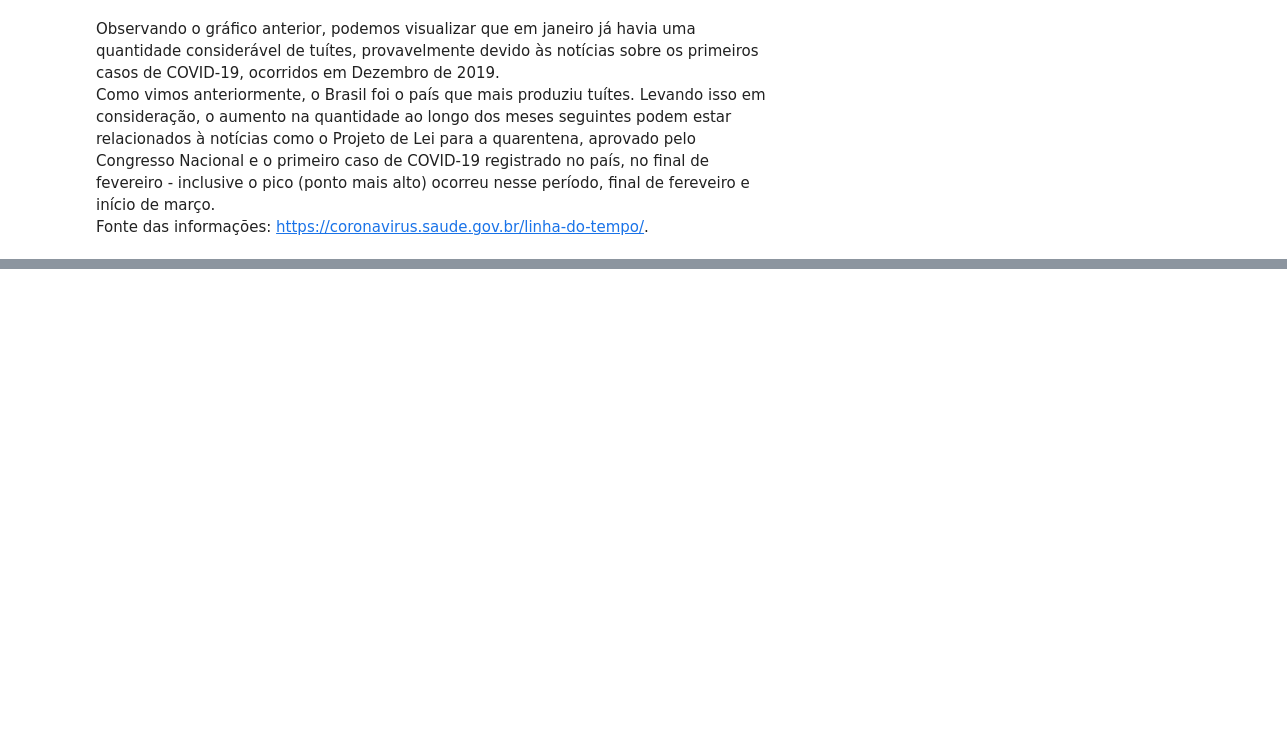
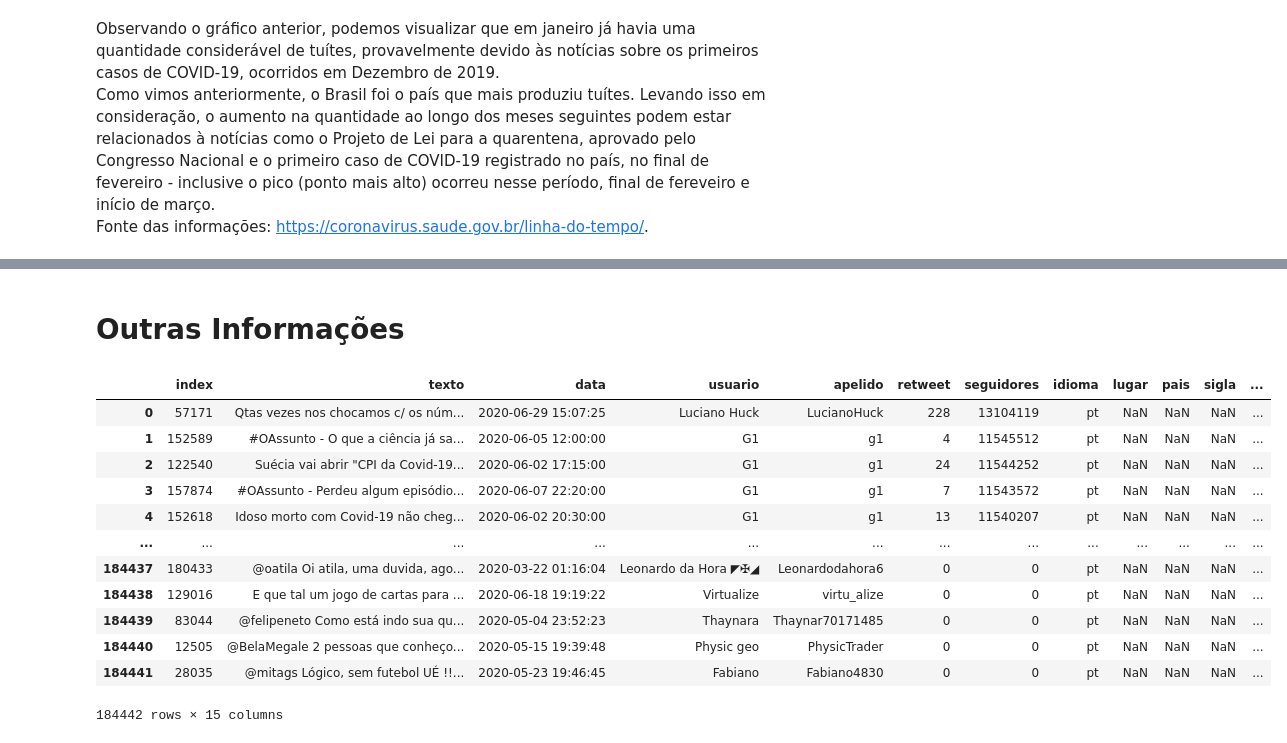
Before and after one commit to patricktapajos/covid19tweets, a Jupyter notebook: covid19_tweets.ipynb, the cells around one changed output, grey strips where cells are left out. Cells and saved outputs as stored; diff of their text form; code cells hidden in the pictures; blank space fills up the shorter version.

Commit message:
Reorganização e adição de seção 'Outras Informações'.

```diff
--- a/covid19_tweets.ipynb
+++ b/covid19_tweets.ipynb
@@ -239,0 +253,23 @@ ax = sns.barplot(x="lugar", y="qtd_tweets", data=df_place.iloc[0:15])
+# %% [markdown]
+# Outras Informações
+# %%
+#Quantidade de seguidores - dataset duvidas_db
+
+df_fls = duvidas_db[:]
+df_fls.sort_values(by=['seguidores'], ascending=False, inplace=True)
+df_fls.reset_index(inplace=True)
+df_fls
+# %% [output]
+|  | index | texto | data | usuario | apelido | retweet | seguidores | idioma | lugar | pais | sigla | ... |
+| 0 | 57171 | Qtas vezes nos chocamos c/ os núm... | 2020-06-29 15:07:25 | Luciano Huck | LucianoHuck | 228 | 13104119 | pt | NaN | NaN | NaN | ... |
+| 1 | 152589 | #OAssunto - O que a ciência já sa... | 2020-06-05 12:00:00 | G1 | g1 | 4 | 11545512 | pt | NaN | NaN | NaN | ... |
+| 2 | 122540 | Suécia vai abrir "CPI da Covid-19... | 2020-06-02 17:15:00 | G1 | g1 | 24 | 11544252 | pt | NaN | NaN | NaN | ... |
+| 3 | 157874 | #OAssunto - Perdeu algum episódio... | 2020-06-07 22:20:00 | G1 | g1 | 7 | 11543572 | pt | NaN | NaN | NaN | ... |
+| 4 | 152618 | Idoso morto com Covid-19 não cheg... | 2020-06-02 20:30:00 | G1 | g1 | 13 | 11540207 | pt | NaN | NaN | NaN | ... |
+| ... | ... | ... | ... | ... | ... | ... | ... | ... | ... | ... | ... | ... |
+| 184437 | 180433 | @oatila Oi atila, uma duvida, ago... | 2020-03-22 01:16:04 | Leonardo da Hora ◤✠◢ | Leonardodahora6 | 0 | 0 | pt | NaN | NaN | NaN | ... |
+| 184438 | 129016 | E que tal um jogo de cartas para ... | 2020-06-18 19:19:22 | Virtualize | virtu_alize | 0 | 0 | pt | NaN | NaN | NaN | ... |
+| 184439 | 83044 | @felipeneto Como está indo sua qu... | 2020-05-04 23:52:23 | Thaynara | Thaynar70171485 | 0 | 0 | pt | NaN | NaN | NaN | ... |
+| 184440 | 12505 | @BelaMegale 2 pessoas que conheço... | 2020-05-15 19:39:48 | Physic geo | PhysicTrader | 0 | 0 | pt | NaN | NaN | NaN | ... |
+| 184441 | 28035 | @mitags Lógico, sem futebol UÉ !!... | 2020-05-23 19:46:45 | Fabiano | Fabiano4830 | 0 | 0 | pt | NaN | NaN | NaN | ... |
+184442 rows × 15 columns
```
Also changed, not shown: parts of 28 cells of this notebook.
